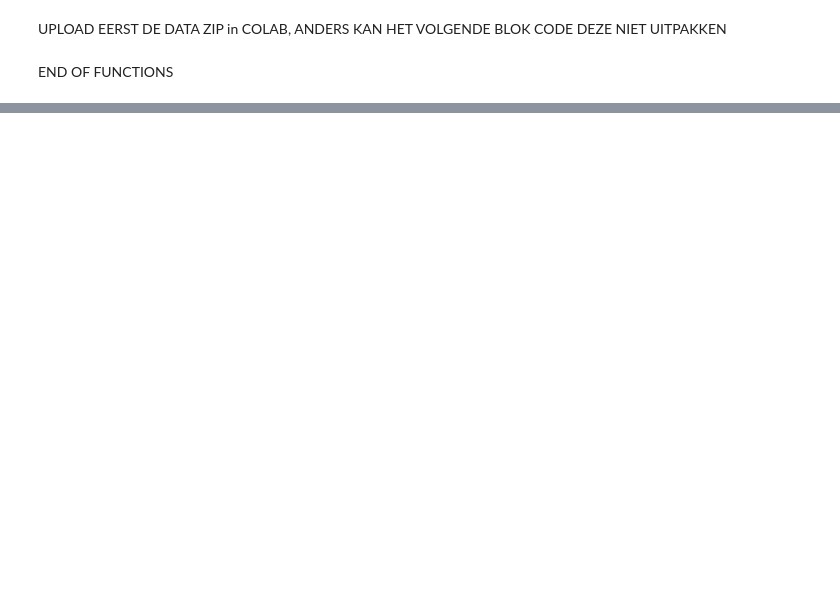
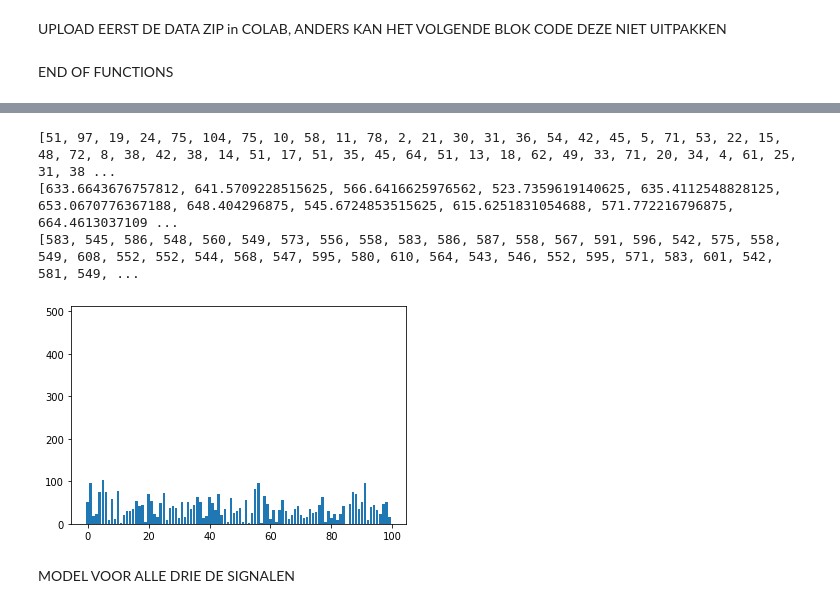
Before and after one commit to c-roets/Neural-Network-Signal-Delay, a Jupyter notebook: DelayNN.ipynb, the cells around one changed output, grey strips where cells are left out. Cells and saved outputs as stored; diff of their text form; code cells hidden in the pictures; blank space fills up the shorter version.

```diff
--- a/DelayNN.ipynb
+++ b/DelayNN.ipynb
@@ -246,0 +374,8 @@ MODEL VOOR GAUSS
+# %%
+#Model aanmaken
+modelSBOX = tf.keras.Sequential()
+modelSBOX.add(layers.Dense(512, activation='relu', input_shape=(1024,)))
+modelSBOX.add(layers.Dense(256, activation='relu'))
+modelSBOX.add(layers.Dense(64, activation='relu'))
+modelSBOX.add(layers.Dense(8, activation='relu'))
+modelSBOX.add(layers.Dense(1))
@@ -246,0 +404,8 @@ MODEL VOOR GAUSS
+# %%
+#Optimizer, loss function en metrics toevoegen aan model en compileren
+modelSBOX.compile(optimizer='adam', loss='mae', metrics=['mae'])
+# %%
+#Model Trainen
+history = modelSBOX.fit(samplesSBOX,
+                        delaySBOX,
+                        epochs=20)
@@ -246,0 +430,2 @@ MODEL VOOR GAUSS
+# %%
+predictionsSBOX = modelSBOX.predict(samplesSBOXtest)
@@ -246,0 +434,23 @@ MODEL VOOR GAUSS
+# %%
+predictionslistSBOX = predictionsSBOX.tolist()
+predictionslistSBOXflat = [item for sublist in predictionslistSBOX for item in sublist]
+
+error_list_SBOX = []   #absolute waarde van de fout van predictie
+for error1, error2 in zip(predictionslistSBOXflat, delaypiekSBOXtest):
+  error_list_SBOX.append(round(abs(error1 - error2)))
+
+print(error_list_SBOX)
+print(predictionslistSBOXflat)
+print(delaypiekSBOXtest)
+#visualiseren error
+bar = plt.figure(3)
+plt.bar(np.arange(0, 100), error_list_SBOX)
+plt.ylim(0, 512)
+plt.show()
+# %% [output]
+[51, 97, 19, 24, 75, 104, 75, 10, 58, 11, 78, 2, 21, 30, 31, 36, 54, 42, 45, 5, 71, 53, 22, 15, 48, 72, 8, 38, 42, 38, 14, 51, 17, 51, 35, 45, 64, 51, 13, 18, 62, 49, 33, 71, 20, 34, 4, 61, 25, 31, 38 ...
+[633.6643676757812, 641.5709228515625, 566.6416625976562, 523.7359619140625, 635.4112548828125, 653.0670776367188, 648.404296875, 545.6724853515625, 615.6251831054688, 571.772216796875, 664.4613037109 ...
+[583, 545, 586, 548, 560, 549, 573, 556, 558, 583, 586, 587, 558, 567, 591, 596, 542, 575, 558, 549, 608, 552, 552, 544, 568, 547, 595, 580, 610, 564, 543, 546, 552, 595, 571, 583, 601, 542, 581, 549, ...
+[figure, added]
+# %% [markdown]
+MODEL VOOR ALLE DRIE DE SIGNALEN
```
Also changed, not shown: parts of 22 cells of this notebook.
